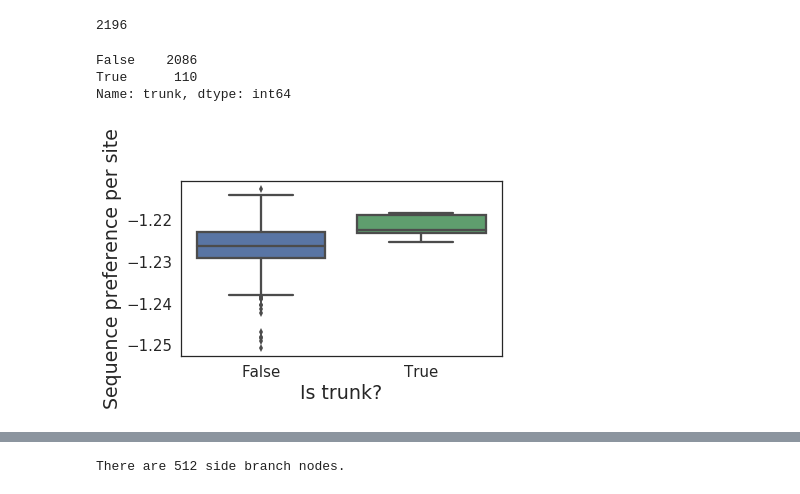
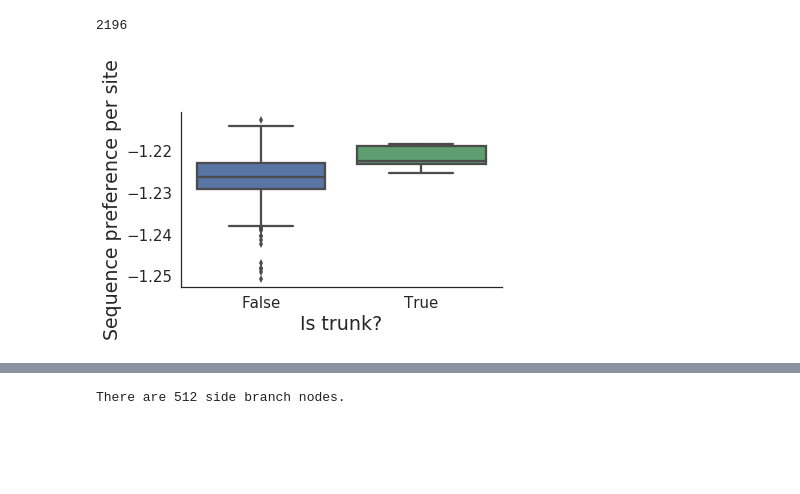
Before and after one commit to jbloomlab/Perth2009-DMS-Manuscript, a Jupyter notebook: analysis_code/Perth2009_DMS_analysis.ipynb, the cells around one changed output, grey strips where cells are left out. Cells and saved outputs as stored; diff of their text form; code cells hidden in the pictures; blank space fills up the shorter version.

Commit message:
Start adding post-Perth2009 node analyses to `ipynb`

```diff
--- a/analysis_code/Perth2009_DMS_analysis.ipynb
+++ b/analysis_code/Perth2009_DMS_analysis.ipynb
@@ -2032,11 +2032,7 @@ Clade(aa_sequence='MKTIIALSYILCLVFAQKLPGNDNSTATLCLGHHAVPNGTIVKTITNDQIEVTNATE...'
+# %%
+for clade in perth_relatives:
+    for node in clade.find_clades():
+        node.is_perth_relative = True
 # %%
 # Prune all nodes in the corresponding child clades of that MRCA containing Perth.
-trunk_clades = [clade for clade in perth_mrca.clades if clade.is_trunk]
-perth_mrca.clades = trunk_clades
+perth_mrca_trunk = [clade for clade in perth_mrca.clades if clade.is_trunk][0]
-# %%
-nodes_prior_to_perth = []
-for node in tree.find_clades():
-    if node == perth_mrca:
-        break
-
-    nodes_prior_to_perth.append(node)
@@ -2050,22 +2047,18 @@ prior_to_perth_preferences_df = pd.DataFrame([{"trunk": node.is_trunk, "preferen
-# %%
-prior_to_perth_preferences_df["trunk"].value_counts()
-# %% [output]
-False    2086
-True      110
-Name: trunk, dtype: int64
 # %%
-perth_mrca_resolved_nodes = list(set(list(perth_mrca.find_clades())) - set(unresolved_nodes))
+perth_mrca_resolved_nodes = list(set(list(perth_mrca_trunk.find_clades())) - set(unresolved_nodes))
 # %%
 perth_mrca_preferences_df = pd.DataFrame([{"trunk": node.is_trunk, "preference": node.attr["tol"] / 566}
                                           for node in perth_mrca_resolved_nodes])
 # %%
 ax = sns.boxplot(x="trunk", y="preference", data=perth_mrca_preferences_df)
 ax.set_xlabel("Is trunk?")
 ax.set_ylabel("Sequence preference per site")
+sns.despine()
+
 plt.tight_layout()
 plt.show()
 # %% [output]
-[figure, old version]
+[figure, new version]
 # %%
 len(perth_mrca_resolved_nodes)
 # %% [output]
```
Also changed, not shown: parts of 9 cells of this notebook.
